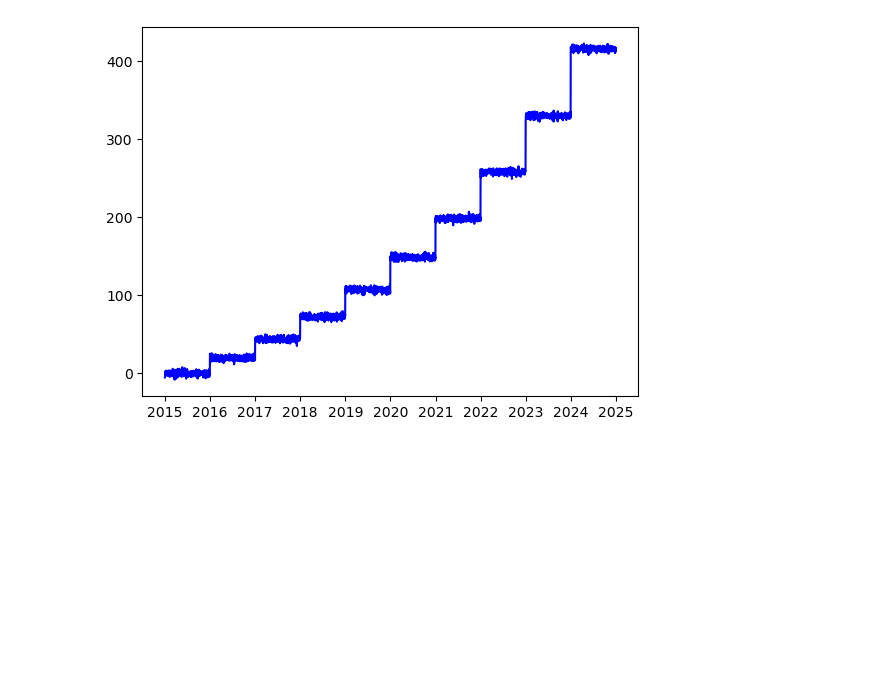
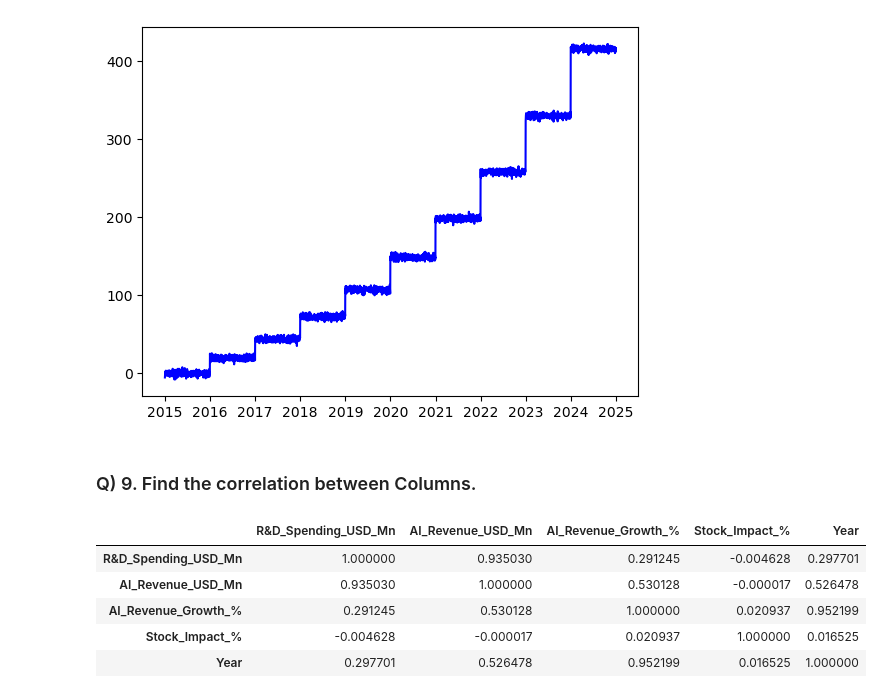
Before and after one commit to abdullahkhan-10/Python-Complete-Course, a Jupyter notebook: Python Projects/Intermediate Projects/3_financial_data.ipynb, the cells around one changed output. Saved outputs shown, nothing was run; the diff lists cells and outputs as text; code cells hidden in the pictures; blank space fills up the shorter version.

```diff
--- a/Python Projects/Intermediate Projects/3_financial_data.ipynb
+++ b/Python Projects/Intermediate Projects/3_financial_data.ipynb
@@ -426,3 +426,14 @@ plt.plot(meta_data["Date"], meta_data["AI_Revenue_Growth_%"], color="blue")
 plt.show()
 # %% [output]
 [figure]
+# %% [markdown]
+### Q) 9. Find the correlation between Columns.
+# %%
+financial_data.corr(numeric_only= True)
+# %% [output]
+|  | R&D_Spending_USD_Mn | AI_Revenue_USD_Mn | AI_Revenue_Growth_% | Stock_Impact_% | Year |
+| R&D_Spending_USD_Mn | 1.000000 | 0.935030 | 0.291245 | -0.004628 | 0.297701 |
+| AI_Revenue_USD_Mn | 0.935030 | 1.000000 | 0.530128 | -0.000017 | 0.526478 |
+| AI_Revenue_Growth_% | 0.291245 | 0.530128 | 1.000000 | 0.020937 | 0.952199 |
+| Stock_Impact_% | -0.004628 | -0.000017 | 0.020937 | 1.000000 | 0.016525 |
+| Year | 0.297701 | 0.526478 | 0.952199 | 0.016525 | 1.000000 |
```
Also changed, not shown: parts of 1 cell of this notebook.
